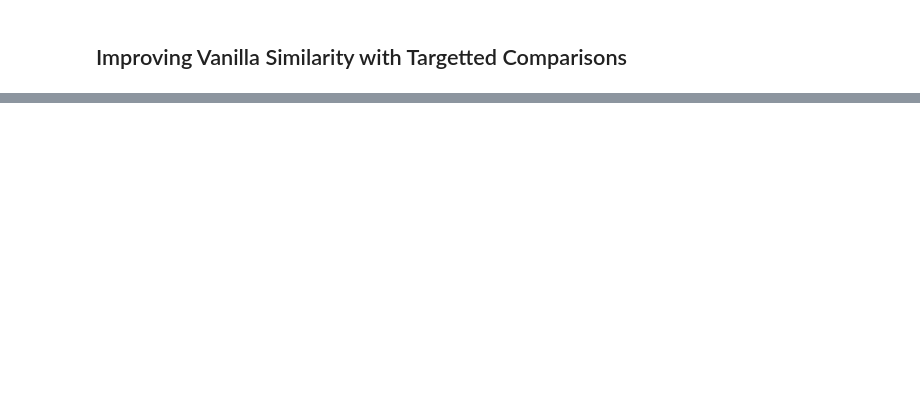
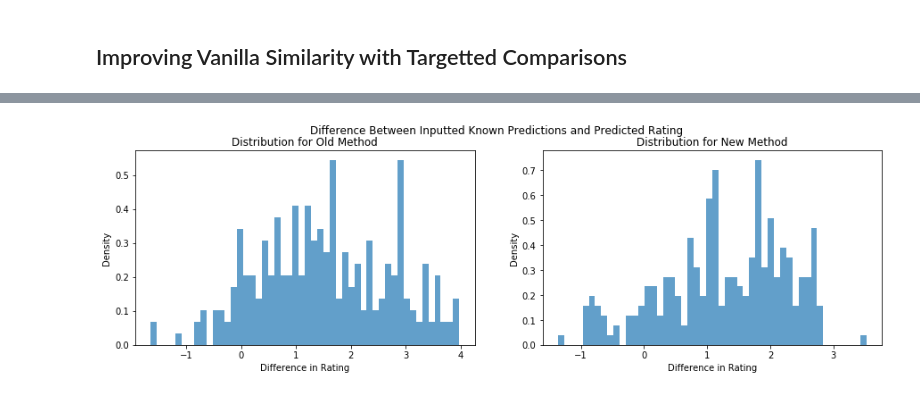
Before and after one commit to navyamehta/recommendation-engines, a Jupyter notebook: Preliminary Collaborative Filtering.ipynb, the cells around one changed output, grey strips where cells are left out. Drawn from its saved outputs; the diff is of its cells as text; code cells hidden in the pictures; blank space fills up the shorter version.

```diff
--- a/Preliminary Collaborative Filtering.ipynb
+++ b/Preliminary Collaborative Filtering.ipynb
@@ -81,0 +89,7 @@ dtype: float64
+# %%
+def adjusted_mean(matrix):
+    mean = np.sum(matrix, axis=1)/(matrix!=0).sum(axis=1)
+    zmask = matrix==0
+    matrix = matrix-mean.reshape(-1,1)
+    matrix[zmask]=0
+    return matrix, mean
@@ -81,0 +126,2 @@ dtype: float64
+# %%
+x = user_recommender_help(intmatrix, user_similarity_new, adjusted_mean)[0]
@@ -81,0 +168,20 @@ dtype: float64
+# %%
+#Ability to Capture Current Ratings (User-Similarity)
+user = 1
+tbl = train_x.loc[train_x.user_id==user]
+#Plotting Univariate Distributions
+plt.figure(figsize=(15,4))
+plt.suptitle("Difference Between Inputted Known Predictions and Predicted Rating")
+for plot, sim, mean, title in [(1,user_similarity_old,vanilla_mean,"Old"),
+                               (2,user_similarity_new,adjusted_mean,"New")]:
+    plt.subplot(1,2,plot)
+    plt.title("Distribution for "+title+" Method")
+    x = user_recommender_help(intmatrix, sim, mean)[user-1]
+    x = x[tbl.movie_id.values-1]
+    x = (x - x.min())/(x.max()-x.min())*4+1
+    plt.hist(tbl.rating.values-x, bins=50, alpha=0.7, density=True)
+    plt.xlabel("Difference in Rating")
+    plt.ylabel("Density")
+plt.show()
+# %% [output]
+[figure, added]
```
Also changed, not shown: parts of 14 cells of this notebook.
